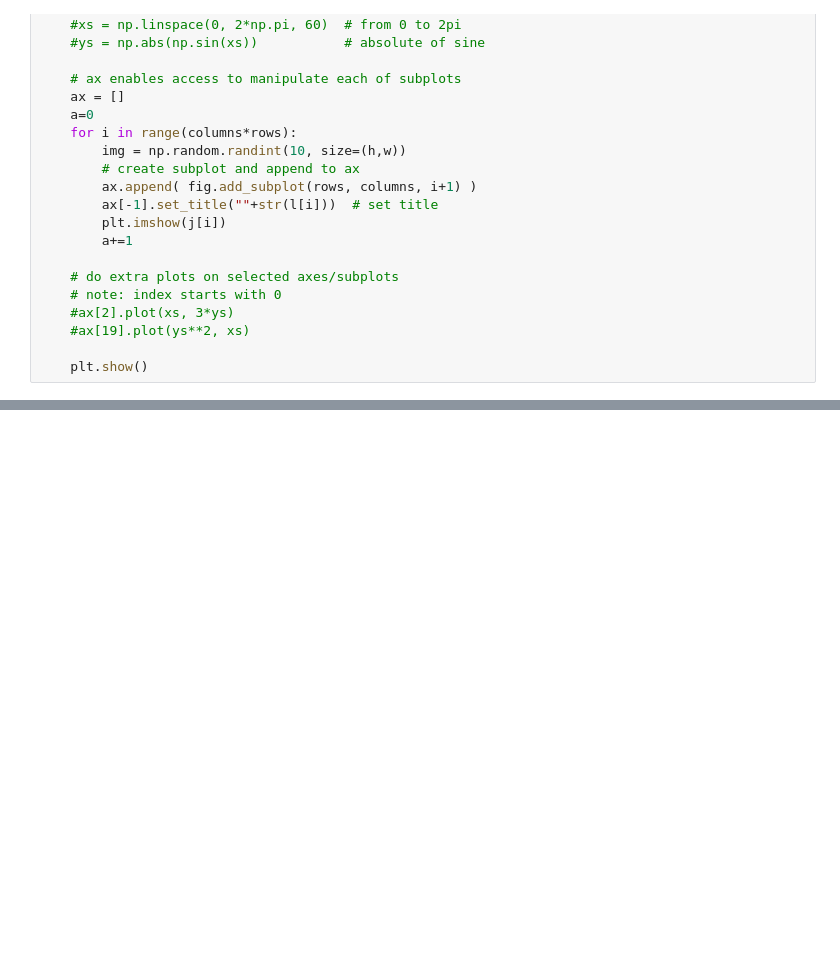
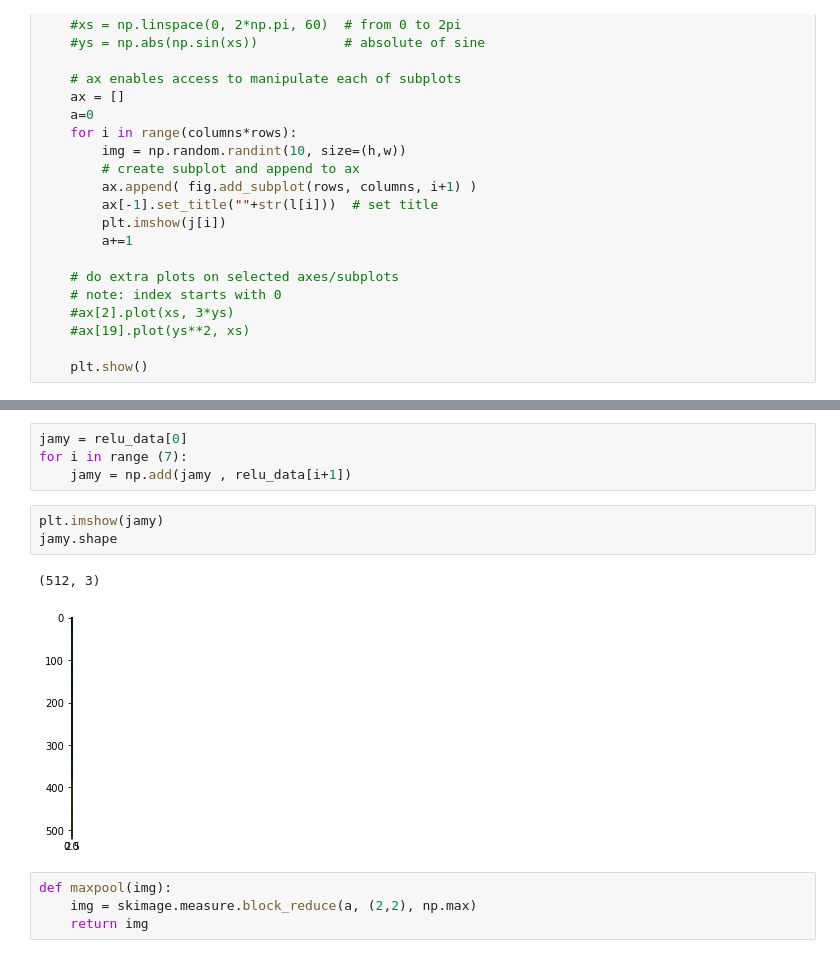
Before and after one commit to Jamy11/convolutionpadding-maxpooling-relu-sigmoid-implementation, a Jupyter notebook: assignment 2.ipynb, the cells around one changed output, grey strips where cells are left out. Drawn from its saved outputs; the diff is of its cells as text; blank space fills up the shorter version.

```diff
--- a/assignment 2.ipynb
+++ b/assignment 2.ipynb
@@ -131,0 +205,14 @@ Clipping input data to the valid range for imshow with RGB data ([0..1] for floa
+# %%
+jamy = relu_data[0]
+for i in range (7):
+    jamy = np.add(jamy , relu_data[i+1])
+# %%
+plt.imshow(jamy)
+jamy.shape
+# %% [output]
+(512, 3)
+[figure, added]
+# %%
+def maxpool(img):
+    img = skimage.measure.block_reduce(a, (2,2), np.max)
+    return img
```
Also changed, not shown: parts of 10 cells of this notebook.
